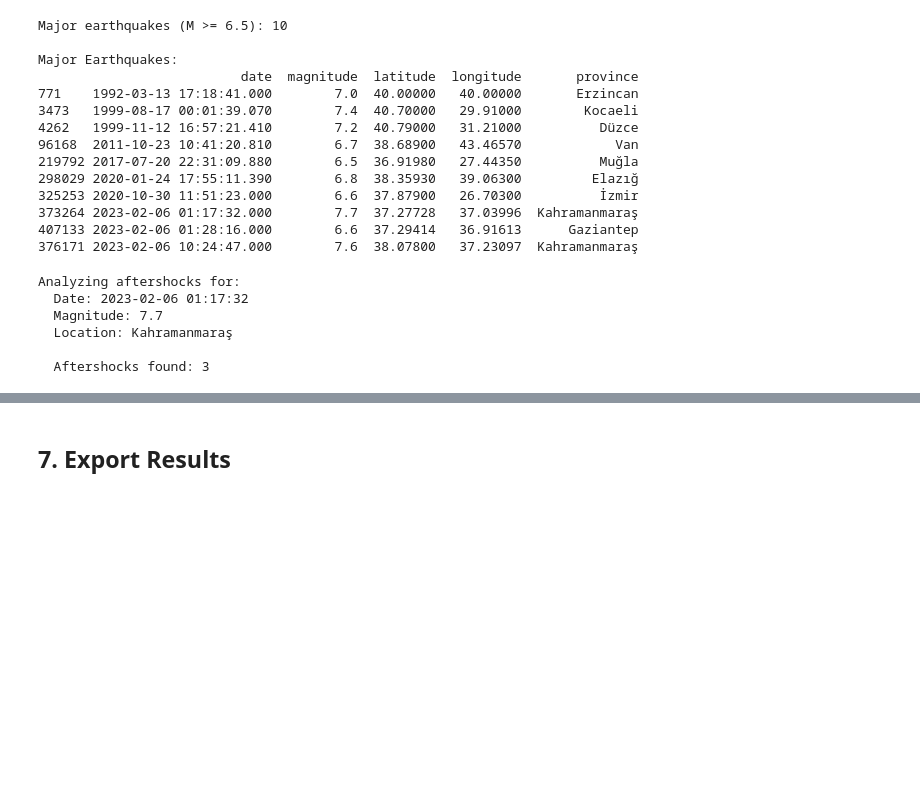
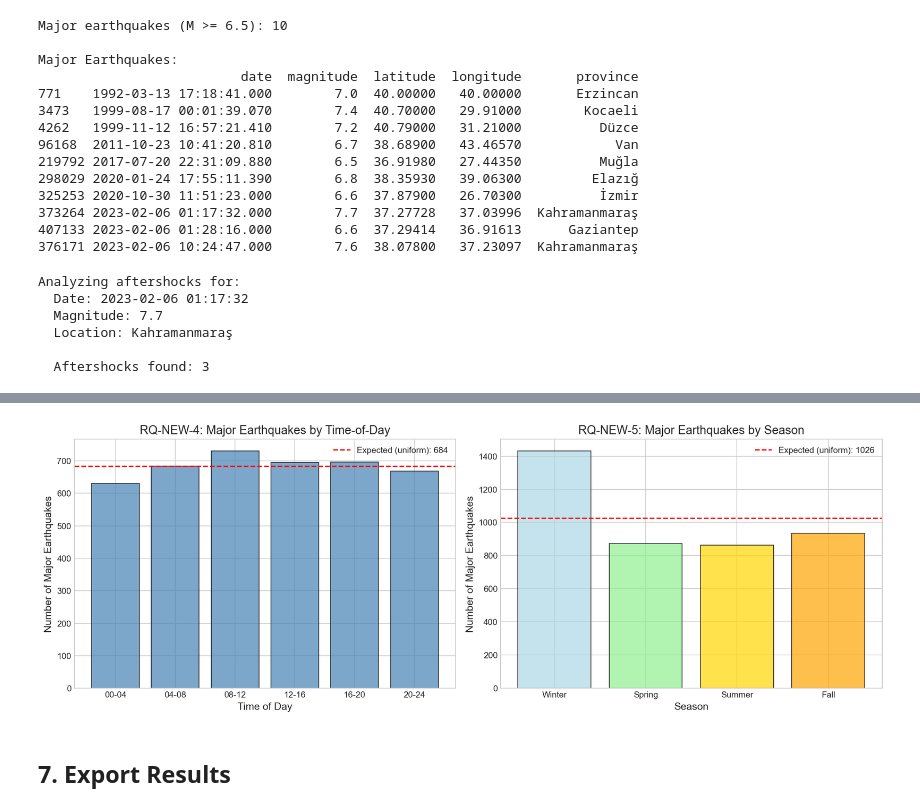
Before and after one commit to esenbora/stat495project, a Jupyter notebook: notebooks/07_time_series_analysis.ipynb, the cells around one changed output, grey strips where cells are left out. Saved outputs shown, nothing was run; the diff lists cells and outputs as text; code cells hidden in the pictures; blank space fills up the shorter version.

```diff
--- a/notebooks/07_time_series_analysis.ipynb
+++ b/notebooks/07_time_series_analysis.ipynb
@@ -599,0 +707,98 @@ if len(major_earthquakes) > 0 and len(aftershocks) > 10:
+# %%
+# RQ-NEW-5: Seasonal Chi-square Analysis
+print('='*70)
+print('RQ-NEW-5: MAJOR EARTHQUAKES ACROSS SEASONS')
+print('='*70)
+
+# Create season mapping
+def get_season(month):
+    if month in [12, 1, 2]:
+        return 'Winter'
+    elif month in [3, 4, 5]:
+        return 'Spring'
+    elif month in [6, 7, 8]:
+        return 'Summer'
+    else:
+        return 'Fall'
+
+# Apply to major earthquakes
+major_eq['season'] = major_eq['month'].apply(get_season)
+
+# Count major earthquakes per season
+season_order = ['Winter', 'Spring', 'Summer', 'Fall']
+season_counts = major_eq['season'].value_counts().reindex(season_order)
+n_seasons = 4
+expected_season = len(major_eq) / n_seasons
+
+print(f'\nTotal major earthquakes (M >= 4.0): {len(major_eq):,}')
+print(f'Expected per season (uniform): {expected_season:.1f}')
+print(f'\nObserved counts by season:')
+for season, count in season_counts.items():
+    print(f'  {season}: {count}')
+
+# Chi-square goodness-of-fit test
+observed_season = season_counts.values
+chi2_season, p_value_season = stats.chisquare(observed_season)
+
+print(f'\nChi-square Goodness-of-Fit Test:')
+print(f'  Chi² = {chi2_season:.4f}')
+print(f'  p-value = {p_value_season:.4e}')
+
+# Standardized residuals
+print(f'\nStandardized Residuals (|SR| > 2 indicates significant deviation):')
+season_results = []
+for season, obs in season_counts.items():
+    sr = (obs - expected_season) / np.sqrt(expected_season)
+    sig = "***" if abs(sr) > 2 else ""
+    interpretation = "MORE" if sr > 2 else ("FEWER" if sr < -2 else "expected")
+    print(f'  {season}: SR = {sr:+.2f} {sig} ({interpretation})')
+    season_results.append({
+        'season': season,
+        'observed': obs,
+        'expected': expected_season,
+        'standardized_residual': sr,
+        'significant': abs(sr) > 2
+    })
+
+# Save results
+season_df = pd.DataFrame(season_results)
+season_df.to_csv(os.path.join(TABLES_PATH, 'season_chi2.csv'), index=False)
+print(f'\nResults saved to: {os.path.join(TABLES_PATH, "season_chi2.csv")}')
+
+# Interpretation
+print(f'\nInterpretation:')
+if p_value_season < 0.05:
+    print('  → SIGNIFICANT: Major earthquakes are NOT uniformly distributed across seasons')
+    sig_seasons = [r for r in season_results if r['significant']]
+    if sig_seasons:
+        print('  Seasons with significant deviation:')
+        for r in sig_seasons:
+            direction = "MORE" if r['standardized_residual'] > 0 else "FEWER"
+            print(f"    - {r['season']}: {direction} than expected")
+else:
+    print('  → Not significant: Major earthquakes appear uniformly distributed across seasons')
+
+# Visualization
+fig, axes = plt.subplots(1, 2, figsize=(14, 5))
+
+# Time-of-day distribution
+axes[0].bar(time_bin_counts.index, time_bin_counts.values, color='steelblue', alpha=0.7, edgecolor='black')
+axes[0].axhline(y=expected, color='red', linestyle='--', label=f'Expected (uniform): {expected:.0f}')
+axes[0].set_xlabel('Time of Day')
+axes[0].set_ylabel('Number of Major Earthquakes')
+axes[0].set_title('RQ-NEW-4: Major Earthquakes by Time-of-Day')
+axes[0].legend()
+
+# Seasonal distribution
+colors_season = ['lightblue', 'lightgreen', 'gold', 'orange']
+axes[1].bar(season_counts.index, season_counts.values, color=colors_season, alpha=0.7, edgecolor='black')
+axes[1].axhline(y=expected_season, color='red', linestyle='--', label=f'Expected (uniform): {expected_season:.0f}')
+axes[1].set_xlabel('Season')
+axes[1].set_ylabel('Number of Major Earthquakes')
+axes[1].set_title('RQ-NEW-5: Major Earthquakes by Season')
+axes[1].legend()
+
+plt.tight_layout()
+plt.savefig(os.path.join(OUTPUT_DIR, 'time_season_distribution.png'), dpi=150, bbox_inches='tight')
+plt.show()
+# %% [output]
@@ -600,3 +822,4 @@ if len(major_earthquakes) > 0 and len(aftershocks) > 10:
+[figure, added]
 # %% [markdown]
 ## 7. Export Results
 # %%
```
Also changed, not shown: parts of 4 cells of this notebook, 25 other files.
